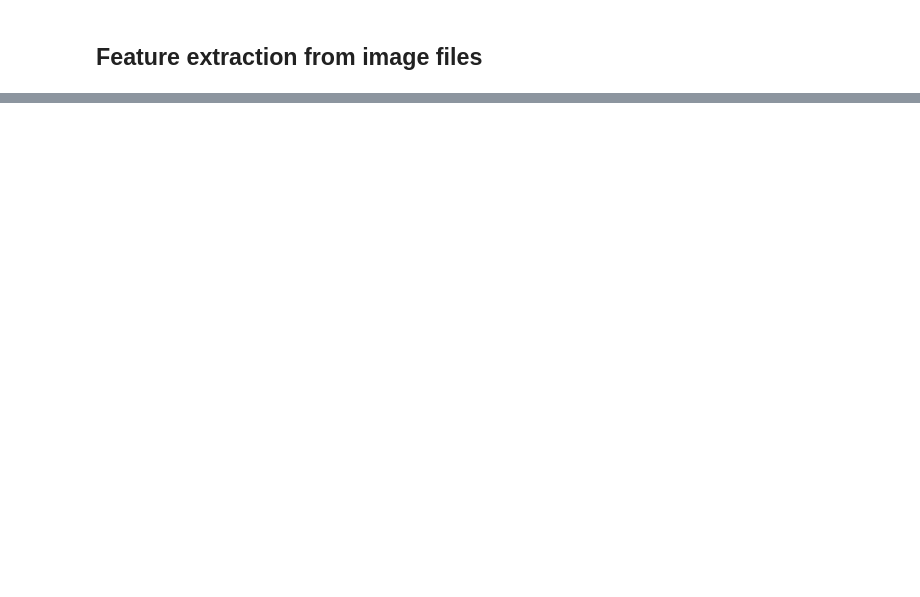
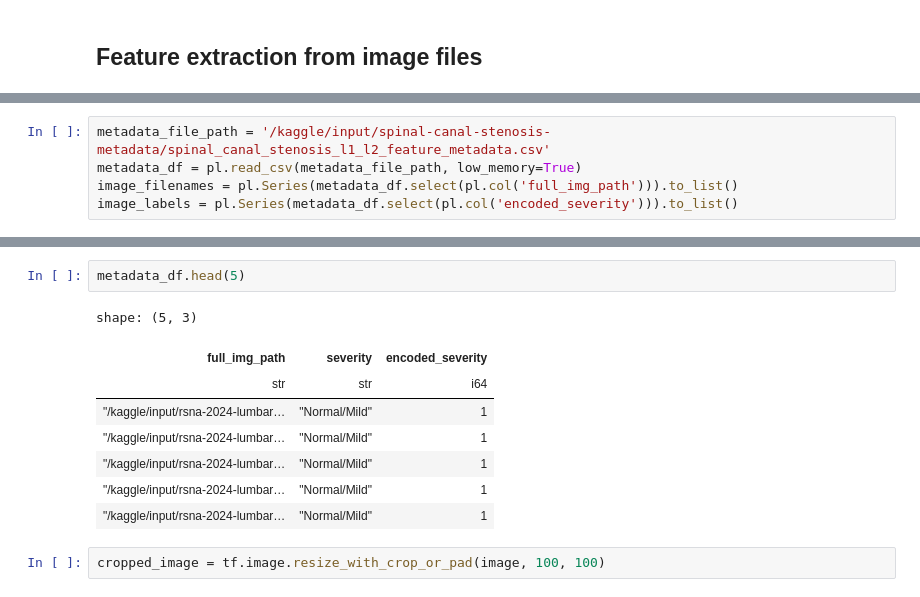
Before and after one commit to sumaniitm/RSNA-2024-Lumbar-Spine-Degenerative-Classification, a Jupyter notebook: feature-extraction-rsna2024-sumaniitm.ipynb, the cells around one changed output, grey strips where cells are left out. Cells and saved outputs as stored; diff of their text form; blank space fills up the shorter version.

```diff
--- a/feature-extraction-rsna2024-sumaniitm.ipynb
+++ b/feature-extraction-rsna2024-sumaniitm.ipynb
@@ -79,0 +126,5 @@ finished dumping features & labels for <_io.BufferedWriter name='right_neural_fo
+# %%
+metadata_file_path = '/kaggle/input/spinal-canal-stenosis-metadata/spinal_canal_stenosis_l1_l2_feature_metadata.csv'
+metadata_df = pl.read_csv(metadata_file_path, low_memory=True)
+image_filenames = pl.Series(metadata_df.select(pl.col('full_img_path'))).to_list()
+image_labels = pl.Series(metadata_df.select(pl.col('encoded_severity'))).to_list()
@@ -79,0 +152,13 @@ finished dumping features & labels for <_io.BufferedWriter name='right_neural_fo
+# %%
+metadata_df.head(5)
+# %% [output]
+shape: (5, 3)
+| full_img_path | severity | encoded_severity |
+| str | str | i64 |
+| "/kaggle/input/rsna-2024-lumbar… | "Normal/Mild" | 1 |
+| "/kaggle/input/rsna-2024-lumbar… | "Normal/Mild" | 1 |
+| "/kaggle/input/rsna-2024-lumbar… | "Normal/Mild" | 1 |
+| "/kaggle/input/rsna-2024-lumbar… | "Normal/Mild" | 1 |
+| "/kaggle/input/rsna-2024-lumbar… | "Normal/Mild" | 1 |
+# %%
+cropped_image = tf.image.resize_with_crop_or_pad(image, 100, 100)
```
Also changed, not shown: parts of 12 cells of this notebook.
